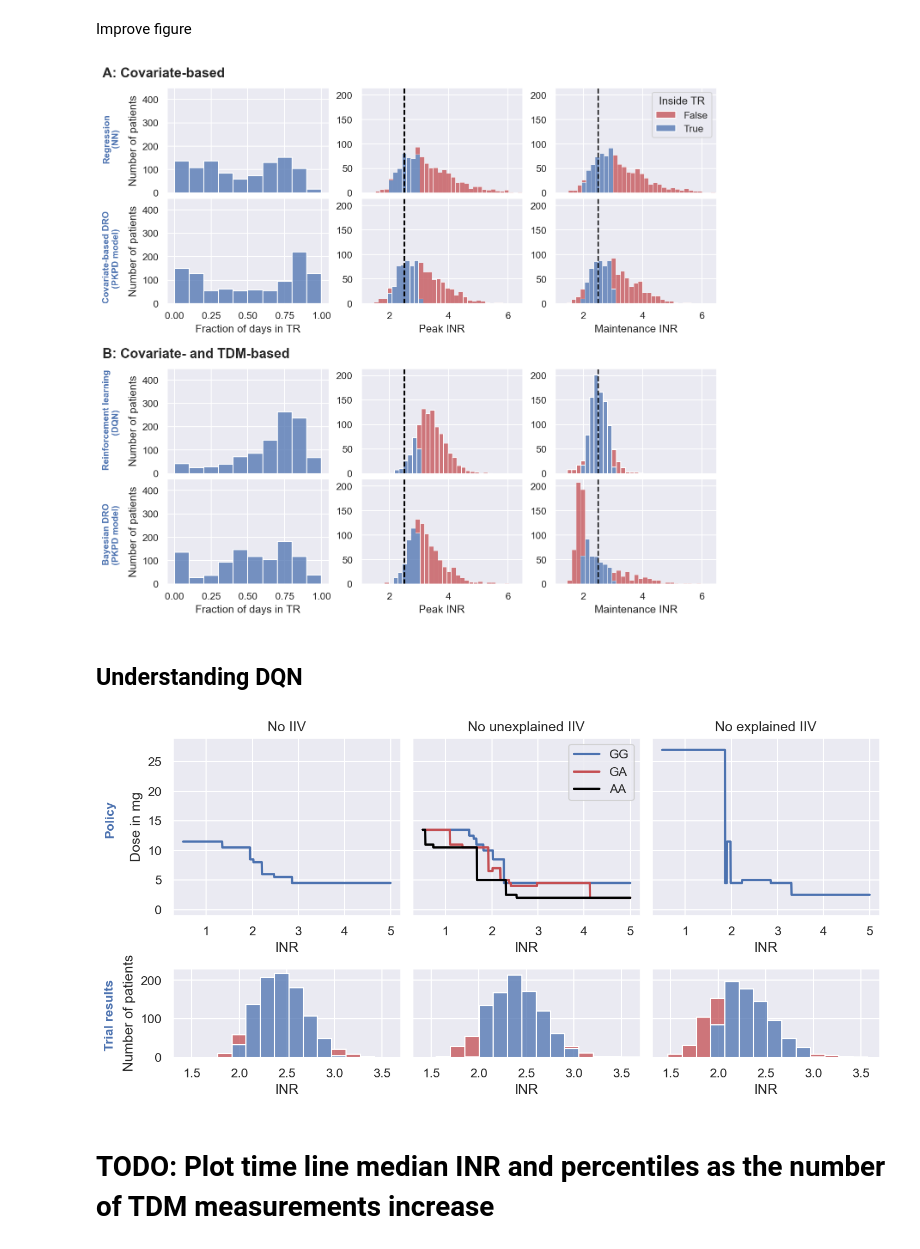
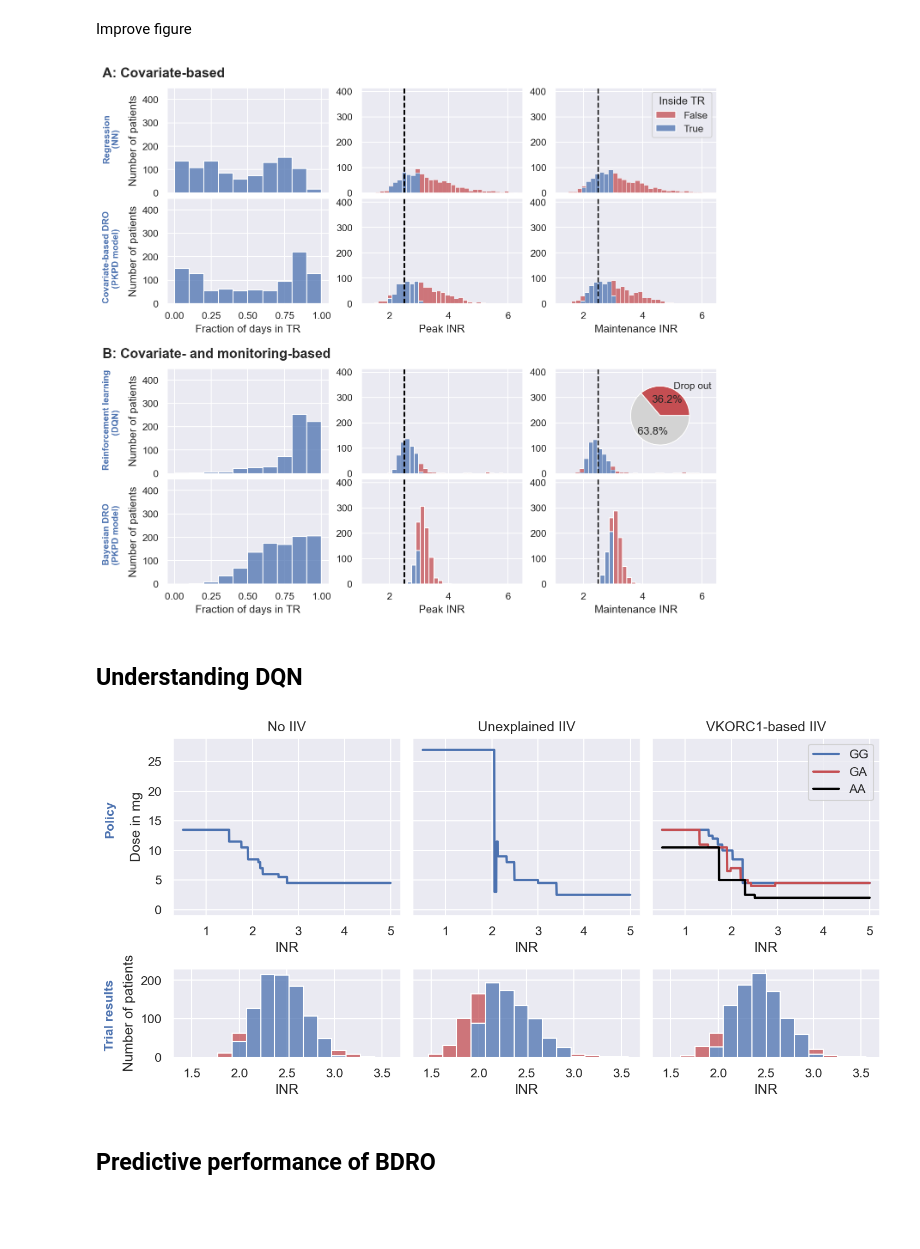
Before and after one commit to DavAug/mipd-warfarin, a Jupyter notebook: results/1_systems_pharmacology_model/results.ipynb, the cells around one changed output. Drawn from its saved outputs; the diff is of its cells as text; code cells hidden in the pictures; blank space fills up the shorter version.

```diff
--- a/results/1_systems_pharmacology_model/results.ipynb
+++ b/results/1_systems_pharmacology_model/results.ipynb
@@ -430,7 +430,6 @@ plt.show()
 # %% [markdown]
 ## Evaluate DQN model
 # %%
-# Define model
 model, _ = define_wajima_model(patient=True, inr_test=True)
 
 # Get patient parameters
@@ -442,10 +441,10 @@ for idx, _id in enumerate(ids):
 
 # Load dosing strategy
 directory = os.path.dirname(os.getcwd())
-df_doses = pd.read_csv(
+data = pd.read_csv(
     directory + '/4_reinforcement_learning'
     '/mipd_trial_predicted_dosing_regimens.csv')
-df_doses = df_doses[df_doses['Number of observations'] == 19]
+df_doses = data[data['Number of observations'] == 19]
 
 # Convert dosing strategy to dosing regimens
 days = 19
@@ -476,6 +475,18 @@ for idx, _id in enumerate(ids):
     mask = ids == _id
     inrs_3[idx] = model.simulate(
         parameters=parameters[mask][0], times=times, vk_input=vk_input[:, idx])
+
+# Filter those individuals with INR measurements above 6
+excluded = data[data.INR > 6].ID.dropna().unique()
+temp = np.empty((inrs_3.shape[0] - len(excluded), inrs_3.shape[1]))
+idx = 0
+for _id, inrs in enumerate(inrs_3):
+    if ids[_id] in excluded:
+        continue
+    temp[idx] = inrs
+    idx += 1
+
+inrs_3 = temp
 # %% [markdown]
 Visualise treatment response
 # %%
@@ -602,7 +671,7 @@ directory = os.path.dirname(os.getcwd())
 df_doses = pd.read_csv(
     directory + '/2_semi_mechanistic_model'
     '/mipd_trial_predicted_dosing_regimens.csv')
-df_doses = df_doses[df_doses['Number of observations'] == 8]
+df_doses = df_doses[df_doses['Number of observations'] == 10]
 
 # Convert dosing strategy to dosing regimens
 days = 19
@@ -1086,6 +1155,12 @@ sns.histplot(
     palette=[sns.color_palette()[3], sns.color_palette()[0]], legend=False)
 axes[11].axvline(x=2.5, color='black', linestyle='dashed')
 
+# Add pie chart for excluded from trial
+inset = axes[8].inset_axes([0.3, 0.2, 0.7, 0.7])
+inset.pie(
+    [len(excluded), 1000 - len(excluded)], labels=['Drop out', ''],
+    autopct='%1.1f%%', colors=[sns.color_palette()[3], 'lightgrey'])
+
 # Label axes
 axes[0].set_xlabel('')
 axes[0].set_ylabel('Number of patients')
@@ -1096,11 +1171,11 @@ axes[1].set_xlabel('')
 axes[1].set_xticklabels(labels=[], visible=False)
 axes[1].set_ylabel('')
 axes[1].set_xlim([1.05, 6.5])
-axes[1].set_ylim([0, 215])
+axes[1].set_ylim([0, 415])
 axes[2].set_xlabel('')
 axes[2].set_xticklabels(labels=[], visible=False)
 axes[2].set_xlim([1.05, 6.5])
-axes[2].set_ylim([0, 215])
+axes[2].set_ylim([0, 415])
 axes[2].set_ylabel('')
 axes[3].set_xlabel('Fraction of days in TR')
 axes[3].set_ylabel('Number of patients')
@@ -1109,11 +1184,11 @@ axes[3].set_ylim([0, 450])
 axes[4].set_xlabel('Peak INR')
 axes[4].set_ylabel('')
 axes[4].set_xlim([1.05, 6.5])
-axes[4].set_ylim([0, 215])
+axes[4].set_ylim([0, 415])
 axes[5].set_xlabel('Maintenance INR')
 axes[5].set_ylabel('')
 axes[5].set_xlim([1.05, 6.5])
-axes[5].set_ylim([0, 215])
+axes[5].set_ylim([0, 415])
 axes[6].set_xlabel('')
 axes[6].set_xticklabels(labels=[], visible=False)
 axes[6].set_ylabel('Number of patients')
@@ -1123,52 +1198,52 @@ axes[7].set_xlabel('')
 axes[7].set_xticklabels(labels=[], visible=False)
 axes[7].set_ylabel('')
 axes[7].set_xlim([1.05, 6.5])
-axes[7].set_ylim([0, 215])
+axes[7].set_ylim([0, 415])
 axes[8].set_xlabel('')
 axes[8].set_ylabel('')
 axes[8].set_xticklabels(labels=[], visible=False)
 axes[8].set_xlim([1.05, 6.5])
-axes[8].set_ylim([0, 215])
+axes[8].set_ylim([0, 415])
 axes[9].set_xlabel('Fraction of days in TR')
 axes[9].set_ylabel('Number of patients')
 axes[9].set_xlim([-0.05, 1.05])
 axes[9].set_ylim([0, 450])
 axes[10].set_xlabel('Peak INR')
 axes[10].set_ylabel('')
 axes[10].set_xlim([1.05, 6.5])
-axes[10].set_ylim([0, 215])
+axes[10].set_ylim([0, 415])
 axes[11].set_xlabel('Maintenance INR')
 axes[11].set_xlim([1.05, 6.5])
-axes[11].set_ylim([0, 215])
+axes[11].set_ylim([0, 415])
 axes[11].set_ylabel('')
 
 axes[0].text(
     -0.4, 1.1, string.ascii_uppercase[0] + ': Covariate-based', transform=axes[0].transAxes,
     size=15, weight='bold')
 axes[0].text(
     -0.4, 0.3, 'Regression\n      (NN)', transform=axes[0].transAxes,
     size=10, weight='bold', color=sns.color_palette()[0], rotation=90)
 axes[3].text(
     -0.4, 0.02, 'Covariate-based DRO\n      (PKPD model)', transform=axes[3].transAxes,
     size=10, weight='bold', color=sns.color_palette()[0], rotation=90)
 axes[6].text(
     -0.4, 1.1, string.ascii_uppercase[1] + ': Covariate- and monitoring-based', transform=axes[6].transAxes,
     size=15, weight='bold')
 axes[6].text(
     -0.4, 0.05, 'Reinforcement learning\n              (DQN)', transform=axes[6].transAxes,
     size=10, weight='bold', color=sns.color_palette()[0], rotation=90)
 axes[9].text(
     -0.4, 0.2, 'Bayesian DRO\n(PKPD model)', transform=axes[9].transAxes,
     size=10, weight='bold', color=sns.color_palette()[0], rotation=90)
 
-# plt.savefig('10_bayesian_mipd.pdf',
-#     bbox_inches='tight')
-# plt.savefig('10_bayesian_mipd.tif',
-#     bbox_inches='tight')
+plt.savefig('11_mipd_trial_results.pdf',
+    bbox_inches='tight')
+plt.savefig('11_mipd_trial_results.tif',
+    bbox_inches='tight')
 
 plt.show()
 # %% [output]
-[figure, old version]
+[figure, new version]
 # %% [markdown]
 ## Understanding DQN
 # %%
@@ -1240,11 +1313,11 @@ outer = gridspec.GridSpec(2, 3, wspace=0.05, hspace=0.4, height_ratios=[2, 1])
 # Create axes
 axes = []
 axes.append(plt.Subplot(fig, outer[0]))
+axes.append(plt.Subplot(fig, outer[2]))
 axes.append(plt.Subplot(fig, outer[1]))
-axes.append(plt.Subplot(fig, outer[2]))
 axes.append(plt.Subplot(fig, outer[3]))
+axes.append(plt.Subplot(fig, outer[5]))
 axes.append(plt.Subplot(fig, outer[4]))
-axes.append(plt.Subplot(fig, outer[5]))
 
 # Add axes to figure
 for ax in axes:
@@ -1283,12 +1356,12 @@ axes[0].set_ylim([-1, 29])
 axes[1].set_xlabel('INR')
 axes[1].set_yticklabels(labels=[], visible=False)
 axes[1].set_ylabel('')
-axes[1].set_title('No unexplained IIV')
+axes[1].set_title('VKORC1-based IIV')
 axes[1].set_ylim([-1, 29])
 axes[2].set_ylabel('')
 axes[2].set_yticklabels(labels=[], visible=False)
 axes[2].set_xlabel('INR')
-axes[2].set_title('No explained IIV')
+axes[2].set_title('Unexplained IIV')
 axes[2].set_ylim([-1, 29])
 axes[3].set_ylabel('Number of patients')
 axes[3].set_xlim([1.3, 3.7])
@@ -1318,6 +1391,6 @@ plt.savefig('12_dqn_dosing_policy.tif',
 
 plt.show()
 # %% [output]
-[figure, old version]
+[figure, new version]
-# %% [markdown]
-# TODO: Plot time line median INR and percentiles as the number of TDM measurements increase
+# %% [markdown]
+## Predictive performance of BDRO
```
Also changed, not shown: parts of 8 cells of this notebook, 11 other files.
